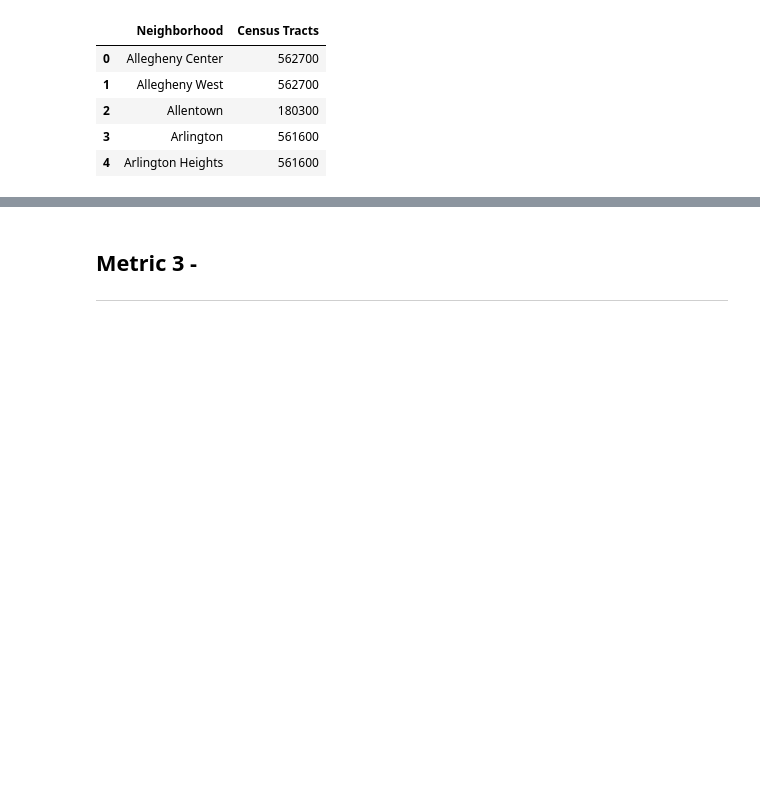
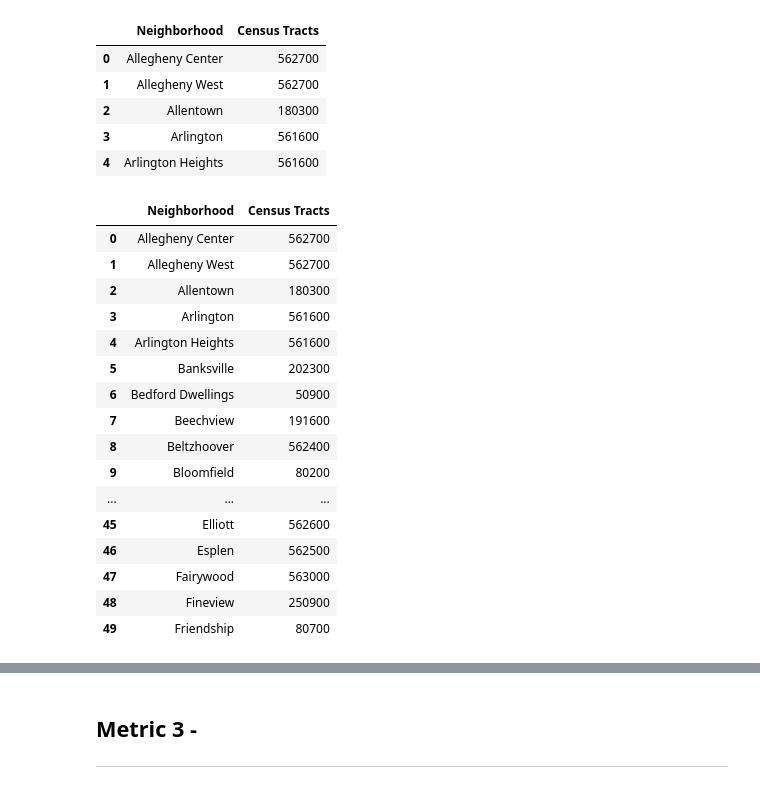
Before and after one commit to songxingyu1118/CMPINF10_Final_Project, a Jupyter notebook: Neighborhoods.ipynb, the cells around one changed output, grey strips where cells are left out. Saved outputs shown, nothing was run; the diff lists cells and outputs as text; code cells hidden in the pictures; blank space fills up the shorter version.

```diff
--- a/Neighborhoods.ipynb
+++ b/Neighborhoods.ipynb
@@ -67,7 +78,7 @@ older_house_data.head()
 # %%
 #neighborhoods corresponding the tract numbers
-older_house_data = pd.read_csv("CSVs/Pittsburgh_Census_Tracts_2010.csv")
-older_house_data.head()
+tract = pd.read_csv("CSVs/Pittsburgh_Census_Tracts_2010.csv")
+tract.head()
 # %% [output]
 |  | Neighborhood | Census Tracts |
 | 0 | Allegheny Center | 562700 |
@@ -75,3 +86,32 @@ older_house_data.head()
 | 2 | Allentown | 180300 |
 | 3 | Arlington | 561600 |
 | 4 | Arlington Heights | 561600 |
+# %%
+tract['Neighborhood'] = tract['Neighborhood'].astype('string')
+#tract['Neighborhood'].dtypes
+tract['Census Tracts'] = tract['Census Tracts'].astype('string')
+#tract['Census Tracts'].dtypes
+# %%
+tract['Census Tracts'] = tract['Census Tracts'].str.split(', ')
+tract_data =tract.explode('Census Tracts', ignore_index=True)
+tract_data['Census Tracts'] = pd.to_numeric(tract_data['Census Tracts'])
+#tract_data['Census Tracts'].dtypes
+tract_data.head(50)
+# %% [output]
+|  | Neighborhood | Census Tracts |
+| 0 | Allegheny Center | 562700 |
+| 1 | Allegheny West | 562700 |
+| 2 | Allentown | 180300 |
+| 3 | Arlington | 561600 |
+| 4 | Arlington Heights | 561600 |
+| 5 | Banksville | 202300 |
+| 6 | Bedford Dwellings | 50900 |
+| 7 | Beechview | 191600 |
+| 8 | Beltzhoover | 562400 |
+| 9 | Bloomfield | 80200 |
+| ... | ... | ... |
+| 45 | Elliott | 562600 |
+| 46 | Esplen | 562500 |
+| 47 | Fairywood | 563000 |
+| 48 | Fineview | 250900 |
+| 49 | Friendship | 80700 |
```
Also changed, not shown: parts of 3 cells of this notebook, 1 other file.
